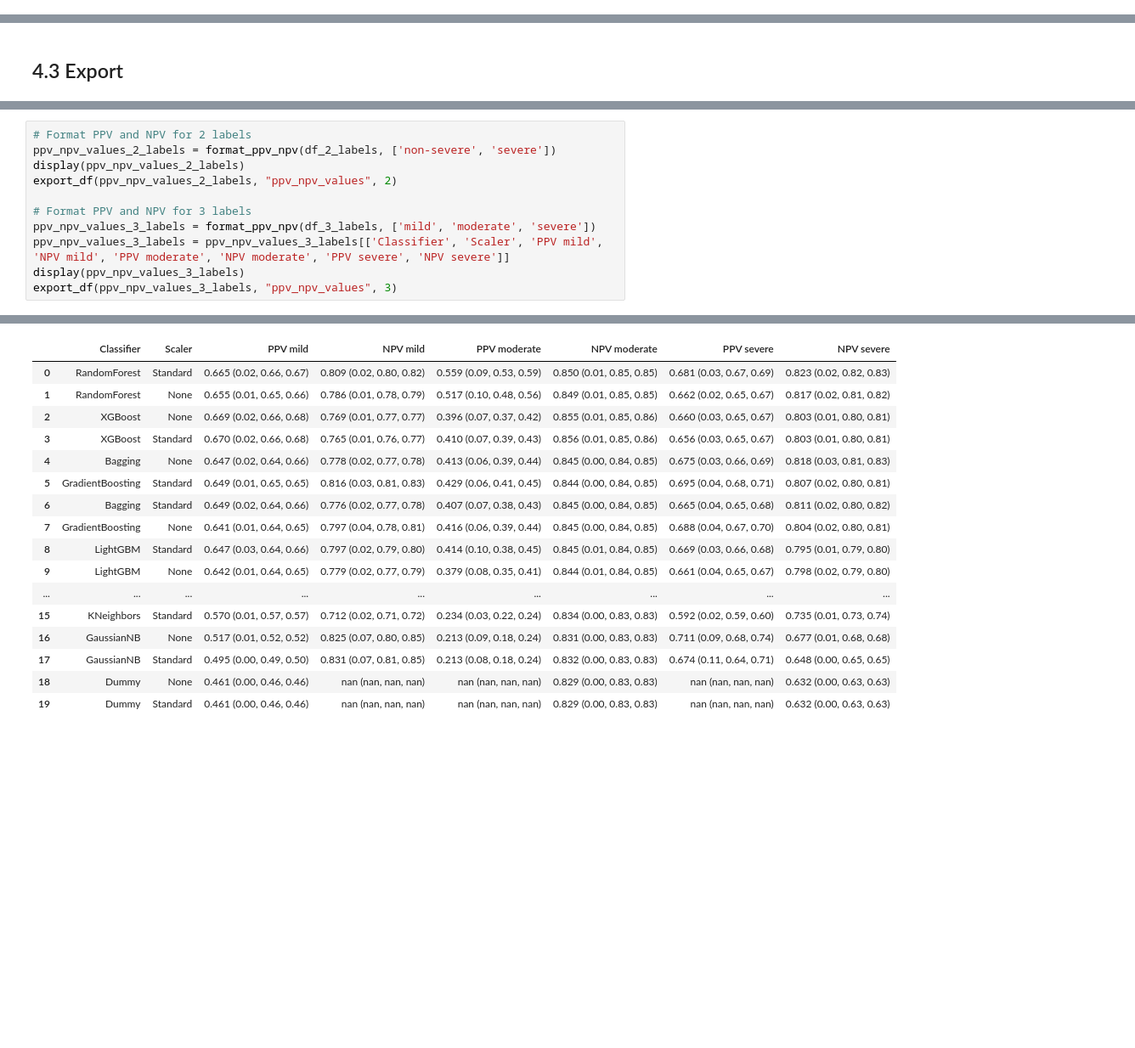
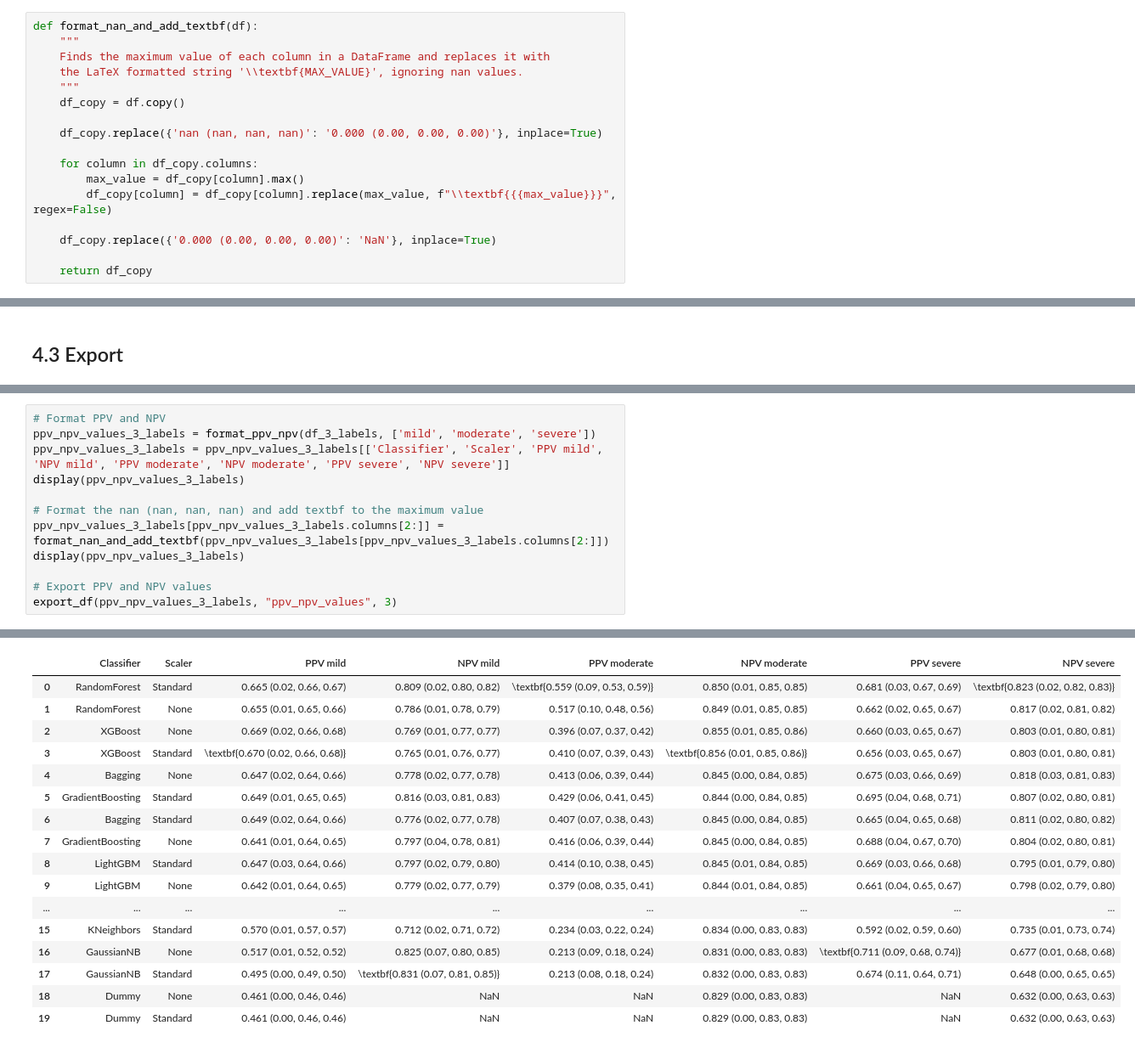
Before and after one commit to danieldealmeidaduque/using-ml-to-predict-hemophilia-a-severity, a Jupyter notebook: src/ml.ipynb, the cells around one changed output, grey strips where cells are left out. Shown at 85% size. Saved outputs shown, nothing was run; the diff lists cells and outputs as text; blank space fills up the shorter version.

Commit message:
Format nan and max values

```diff
--- a/src/ml.ipynb
+++ b/src/ml.ipynb
@@ -774,0 +773,17 @@ def process_pipeline(clf_key, clf, scaler_key, scaler, label_key, label):
+# %%
+def format_nan_and_add_textbf(df):
+    """
+    Finds the maximum value of each column in a DataFrame and replaces it with
+    the LaTeX formatted string '\\textbf{MAX_VALUE}', ignoring nan values.
+    """
+    df_copy = df.copy()
+
+    df_copy.replace({'nan (nan, nan, nan)': '0.000 (0.00, 0.00, 0.00)'}, inplace=True)
+
+    for column in df_copy.columns:
+        max_value = df_copy[column].max()
+        df_copy[column] = df_copy[column].replace(max_value, f"\\textbf{{{max_value}}}", regex=False)
+
+    df_copy.replace({'0.000 (0.00, 0.00, 0.00)': 'NaN'}, inplace=True)
+
+    return df_copy
@@ -1055,12 +1082,13 @@ Processing and displaying results for 3 labels:
 # %%
-# Format PPV and NPV for 2 labels
-ppv_npv_values_2_labels = format_ppv_npv(df_2_labels, ['non-severe', 'severe'])
-display(ppv_npv_values_2_labels)
-export_df(ppv_npv_values_2_labels, "ppv_npv_values", 2)
-
-# Format PPV and NPV for 3 labels
+# Format PPV and NPV
 ppv_npv_values_3_labels = format_ppv_npv(df_3_labels, ['mild', 'moderate', 'severe'])
 ppv_npv_values_3_labels = ppv_npv_values_3_labels[['Classifier', 'Scaler', 'PPV mild', 'NPV mild', 'PPV moderate', 'NPV moderate', 'PPV severe', 'NPV severe']]
 display(ppv_npv_values_3_labels)
+
+# Format the nan (nan, nan, nan) and add textbf to the maximum value
+ppv_npv_values_3_labels[ppv_npv_values_3_labels.columns[2:]] = format_nan_and_add_textbf(ppv_npv_values_3_labels[ppv_npv_values_3_labels.columns[2:]])
+display(ppv_npv_values_3_labels)
+
+# Export PPV and NPV values
 export_df(ppv_npv_values_3_labels, "ppv_npv_values", 3)
 # %% [output]
@@ -1084,8 +1112,8 @@ export_df(ppv_npv_values_3_labels, "ppv_npv_values", 3)
 |  | Classifier | Scaler | PPV mild | NPV mild | PPV moderate | NPV moderate | PPV severe | NPV severe |
-| 0 | RandomForest | Standard | 0.665 (0.02, 0.66, 0.67) | 0.809 (0.02, 0.80, 0.82) | 0.559 (0.09, 0.53, 0.59) | 0.850 (0.01, 0.85, 0.85) | 0.681 (0.03, 0.67, 0.69) | 0.823 (0.02, 0.82, 0.83) |
+| 0 | RandomForest | Standard | 0.665 (0.02, 0.66, 0.67) | 0.809 (0.02, 0.80, 0.82) | \textbf{0.559 (0.09, 0.53, 0.59)} | 0.850 (0.01, 0.85, 0.85) | 0.681 (0.03, 0.67, 0.69) | \textbf{0.823 (0.02, 0.82, 0.83)} |
 | 1 | RandomForest | None | 0.655 (0.01, 0.65, 0.66) | 0.786 (0.01, 0.78, 0.79) | 0.517 (0.10, 0.48, 0.56) | 0.849 (0.01, 0.85, 0.85) | 0.662 (0.02, 0.65, 0.67) | 0.817 (0.02, 0.81, 0.82) |
 | 2 | XGBoost | None | 0.669 (0.02, 0.66, 0.68) | 0.769 (0.01, 0.77, 0.77) | 0.396 (0.07, 0.37, 0.42) | 0.855 (0.01, 0.85, 0.86) | 0.660 (0.03, 0.65, 0.67) | 0.803 (0.01, 0.80, 0.81) |
-| 3 | XGBoost | Standard | 0.670 (0.02, 0.66, 0.68) | 0.765 (0.01, 0.76, 0.77) | 0.410 (0.07, 0.39, 0.43) | 0.856 (0.01, 0.85, 0.86) | 0.656 (0.03, 0.65, 0.67) | 0.803 (0.01, 0.80, 0.81) |
+| 3 | XGBoost | Standard | \textbf{0.670 (0.02, 0.66, 0.68)} | 0.765 (0.01, 0.76, 0.77) | 0.410 (0.07, 0.39, 0.43) | \textbf{0.856 (0.01, 0.85, 0.86)} | 0.656 (0.03, 0.65, 0.67) | 0.803 (0.01, 0.80, 0.81) |
 | 4 | Bagging | None | 0.647 (0.02, 0.64, 0.66) | 0.778 (0.02, 0.77, 0.78) | 0.413 (0.06, 0.39, 0.44) | 0.845 (0.00, 0.84, 0.85) | 0.675 (0.03, 0.66, 0.69) | 0.818 (0.03, 0.81, 0.83) |
 | 5 | GradientBoosting | Standard | 0.649 (0.01, 0.65, 0.65) | 0.816 (0.03, 0.81, 0.83) | 0.429 (0.06, 0.41, 0.45) | 0.844 (0.00, 0.84, 0.85) | 0.695 (0.04, 0.68, 0.71) | 0.807 (0.02, 0.80, 0.81) |
 | 6 | Bagging | Standard | 0.649 (0.02, 0.64, 0.66) | 0.776 (0.02, 0.77, 0.78) | 0.407 (0.07, 0.38, 0.43) | 0.845 (0.00, 0.84, 0.85) | 0.665 (0.04, 0.65, 0.68) | 0.811 (0.02, 0.80, 0.82) |
@@ -1094,7 +1122,7 @@ export_df(ppv_npv_values_3_labels, "ppv_npv_values", 3)
 | 9 | LightGBM | None | 0.642 (0.01, 0.64, 0.65) | 0.779 (0.02, 0.77, 0.79) | 0.379 (0.08, 0.35, 0.41) | 0.844 (0.01, 0.84, 0.85) | 0.661 (0.04, 0.65, 0.67) | 0.798 (0.02, 0.79, 0.80) |
 | ... | ... | ... | ... | ... | ... | ... | ... | ... |
 | 15 | KNeighbors | Standard | 0.570 (0.01, 0.57, 0.57) | 0.712 (0.02, 0.71, 0.72) | 0.234 (0.03, 0.22, 0.24) | 0.834 (0.00, 0.83, 0.83) | 0.592 (0.02, 0.59, 0.60) | 0.735 (0.01, 0.73, 0.74) |
-| 16 | GaussianNB | None | 0.517 (0.01, 0.52, 0.52) | 0.825 (0.07, 0.80, 0.85) | 0.213 (0.09, 0.18, 0.24) | 0.831 (0.00, 0.83, 0.83) | 0.711 (0.09, 0.68, 0.74) | 0.677 (0.01, 0.68, 0.68) |
-| 17 | GaussianNB | Standard | 0.495 (0.00, 0.49, 0.50) | 0.831 (0.07, 0.81, 0.85) | 0.213 (0.08, 0.18, 0.24) | 0.832 (0.00, 0.83, 0.83) | 0.674 (0.11, 0.64, 0.71) | 0.648 (0.00, 0.65, 0.65) |
-| 18 | Dummy | None | 0.461 (0.00, 0.46, 0.46) | nan (nan, nan, nan) | nan (nan, nan, nan) | 0.829 (0.00, 0.83, 0.83) | nan (nan, nan, nan) | 0.632 (0.00, 0.63, 0.63) |
-| 19 | Dummy | Standard | 0.461 (0.00, 0.46, 0.46) | nan (nan, nan, nan) | nan (nan, nan, nan) | 0.829 (0.00, 0.83, 0.83) | nan (nan, nan, nan) | 0.632 (0.00, 0.63, 0.63) |
+| 16 | GaussianNB | None | 0.517 (0.01, 0.52, 0.52) | 0.825 (0.07, 0.80, 0.85) | 0.213 (0.09, 0.18, 0.24) | 0.831 (0.00, 0.83, 0.83) | \textbf{0.711 (0.09, 0.68, 0.74)} | 0.677 (0.01, 0.68, 0.68) |
+| 17 | GaussianNB | Standard | 0.495 (0.00, 0.49, 0.50) | \textbf{0.831 (0.07, 0.81, 0.85)} | 0.213 (0.08, 0.18, 0.24) | 0.832 (0.00, 0.83, 0.83) | 0.674 (0.11, 0.64, 0.71) | 0.648 (0.00, 0.65, 0.65) |
+| 18 | Dummy | None | 0.461 (0.00, 0.46, 0.46) | NaN | NaN | 0.829 (0.00, 0.83, 0.83) | NaN | 0.632 (0.00, 0.63, 0.63) |
+| 19 | Dummy | Standard | 0.461 (0.00, 0.46, 0.46) | NaN | NaN | 0.829 (0.00, 0.83, 0.83) | NaN | 0.632 (0.00, 0.63, 0.63) |
```
Also changed, not shown: parts of 17 cells of this notebook, 12 other files.
